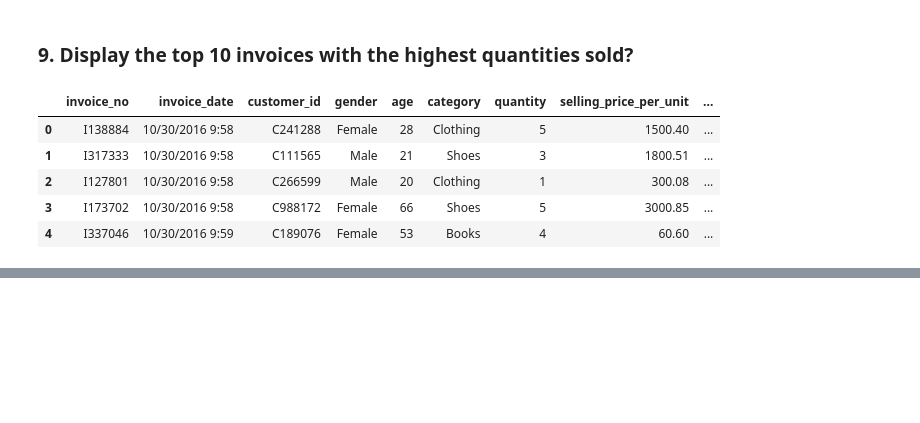
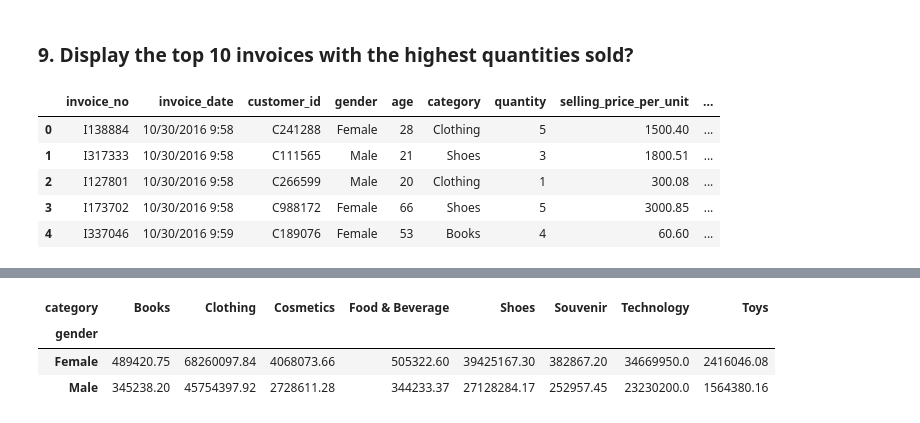
Before and after one commit to shery16/Assignment-1, a Jupyter notebook: Assignment 8.ipynb, the cells around one changed output, grey strips where cells are left out. Cells and saved outputs as stored; diff of their text form; code cells hidden in the pictures; blank space fills up the shorter version.

```diff
--- a/Assignment 8.ipynb
+++ b/Assignment 8.ipynb
@@ -326,0 +479,8 @@ df.head()
+# %%
+sales_by_gender_category = df.groupby(['gender','category'])['Total Sales'].sum().unstack()
+sales_by_gender_category
+# %% [output]
+| category | Books | Clothing | Cosmetics | Food & Beverage | Shoes | Souvenir | Technology | Toys |
+| gender |  |  |  |  |  |  |  |  |
+| Female | 489420.75 | 68260097.84 | 4068073.66 | 505322.60 | 39425167.30 | 382867.20 | 34669950.0 | 2416046.08 |
+| Male | 345238.20 | 45754397.92 | 2728611.28 | 344233.37 | 27128284.17 | 252957.45 | 23230200.0 | 1564380.16 |
```
Also changed, not shown: parts of 22 cells of this notebook.
